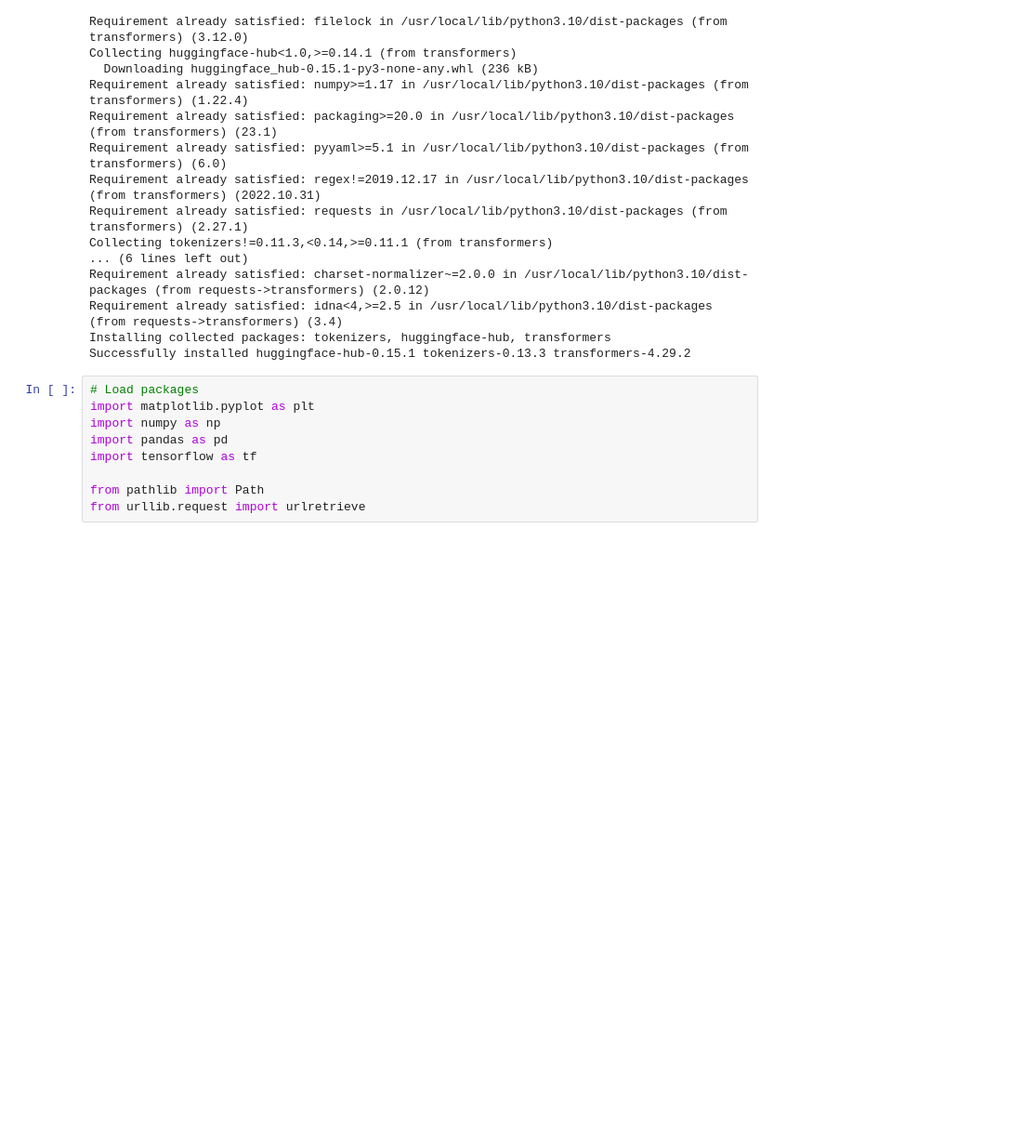
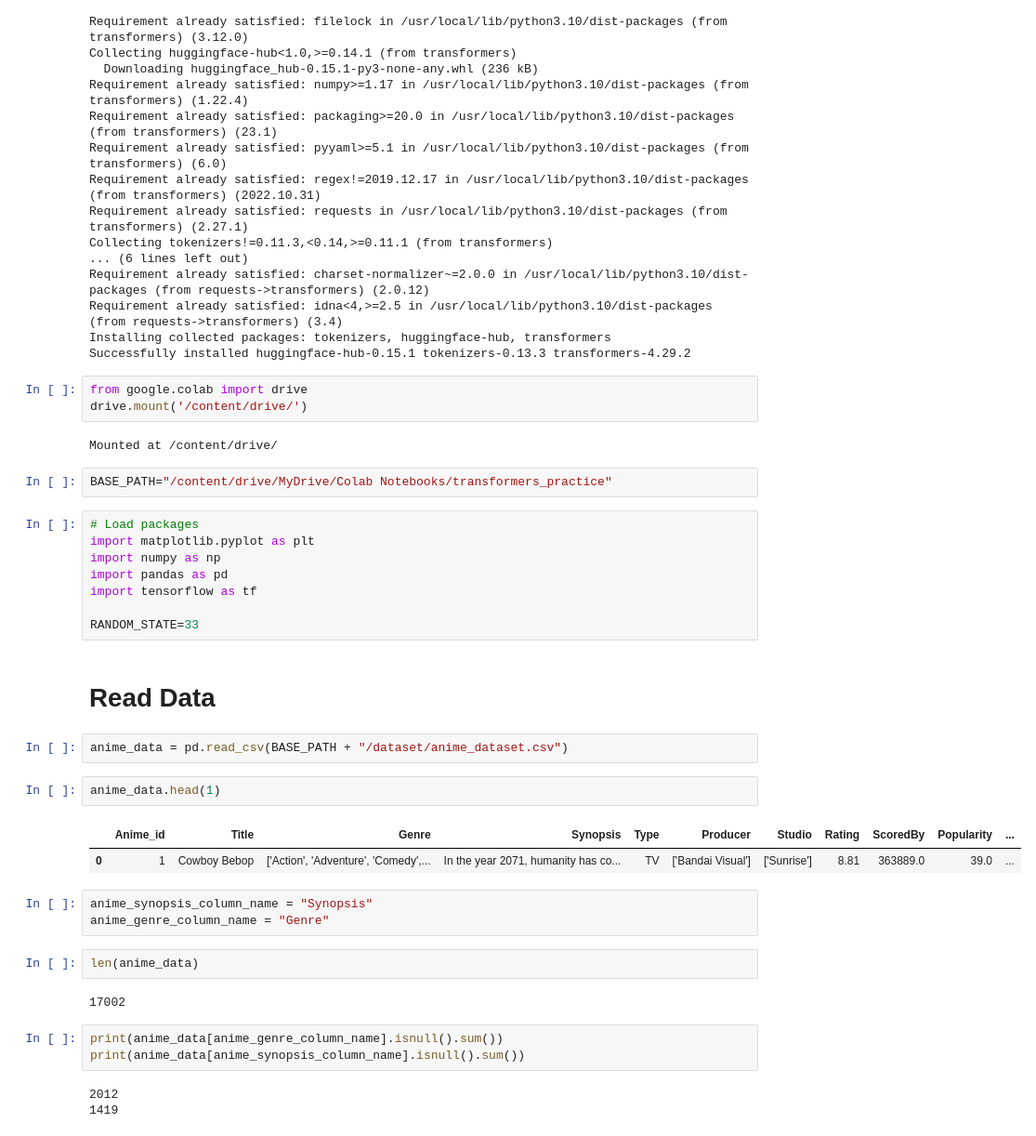
Before and after one commit to hunkim98/transformers_practice, a Jupyter notebook: transformers_classification_multiple.ipynb, the cells around one changed output. Shown at 93% size. Cells and saved outputs as stored; diff of their text form; blank space fills up the shorter version.

```diff
--- a/transformers_classification_multiple.ipynb
+++ b/transformers_classification_multiple.ipynb
@@ -18,6 +18,13 @@ Requirement already satisfied: charset-normalizer~=2.0.0 in /usr/local/lib/pytho
 Requirement already satisfied: idna<4,>=2.5 in /usr/local/lib/python3.10/dist-packages (from requests->transformers) (3.4)
 Installing collected packages: tokenizers, huggingface-hub, transformers
 Successfully installed huggingface-hub-0.15.1 tokenizers-0.13.3 transformers-4.29.2
+# %%
+from google.colab import drive
+drive.mount('/content/drive/')
+# %% [output]
+Mounted at /content/drive/
+# %%
+BASE_PATH="/content/drive/MyDrive/Colab Notebooks/transformers_practice"
 # %%
 # Load packages
 import matplotlib.pyplot as plt
@@ -25,5 +32,26 @@ import numpy as np
 import pandas as pd
 import tensorflow as tf
 
-from pathlib import Path
-from urllib.request import urlretrieve
+RANDOM_STATE=33
+# %% [markdown]
+# Read Data
+# %%
+anime_data = pd.read_csv(BASE_PATH + "/dataset/anime_dataset.csv")
+# %%
+anime_data.head(1)
+# %% [output]
+|  | Anime_id | Title | Genre | Synopsis | Type | Producer | Studio | Rating | ScoredBy | Popularity | ... |
+| 0 | 1 | Cowboy Bebop | ['Action', 'Adventure', 'Comedy',... | In the year 2071, humanity has co... | TV | ['Bandai Visual'] | ['Sunrise'] | 8.81 | 363889.0 | 39.0 | ... |
+# %%
+anime_synopsis_column_name = "Synopsis"
+anime_genre_column_name = "Genre"
+# %%
+len(anime_data)
+# %% [output]
+17002
+# %%
+print(anime_data[anime_genre_column_name].isnull().sum())
+print(anime_data[anime_synopsis_column_name].isnull().sum())
+# %% [output]
+2012
+1419
```
Also changed, not shown: parts of 35 cells of this notebook.
